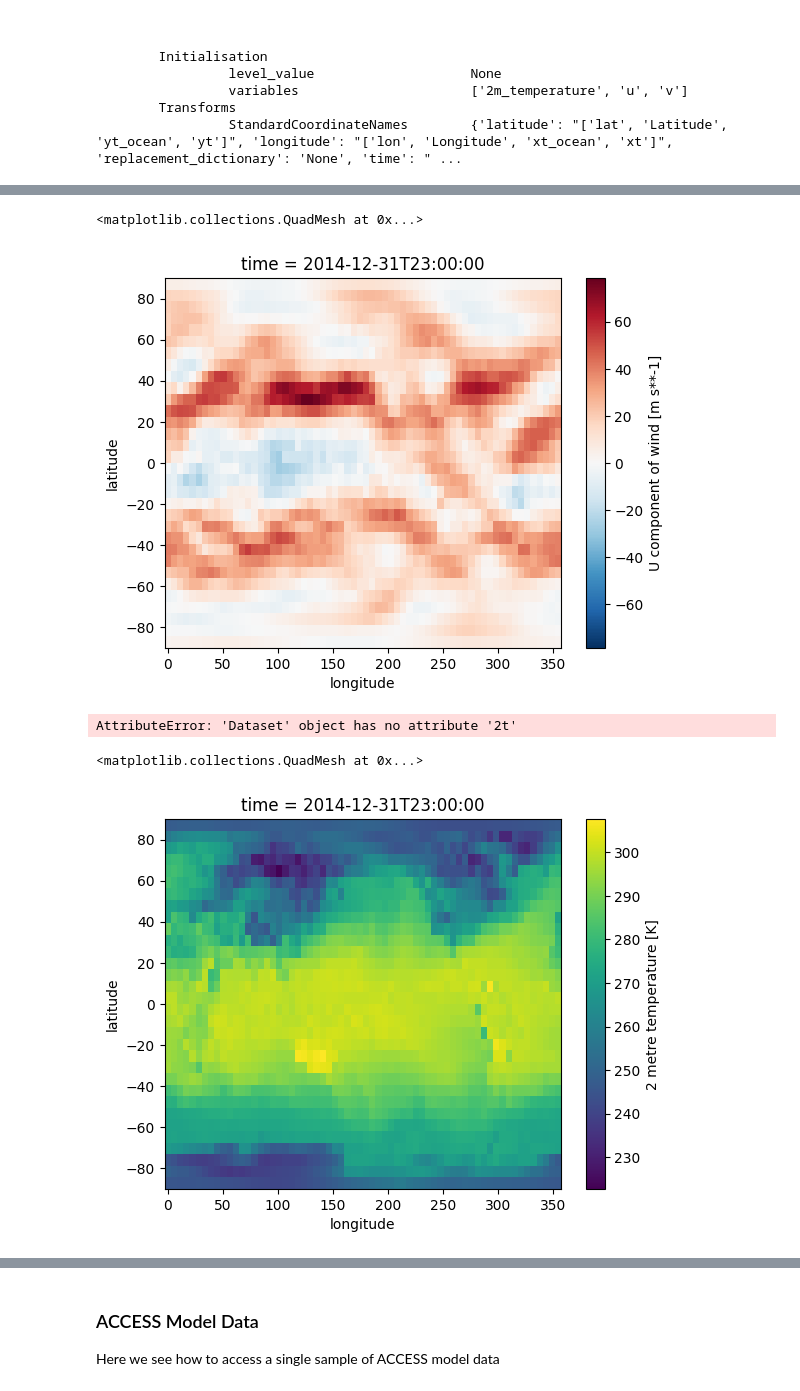
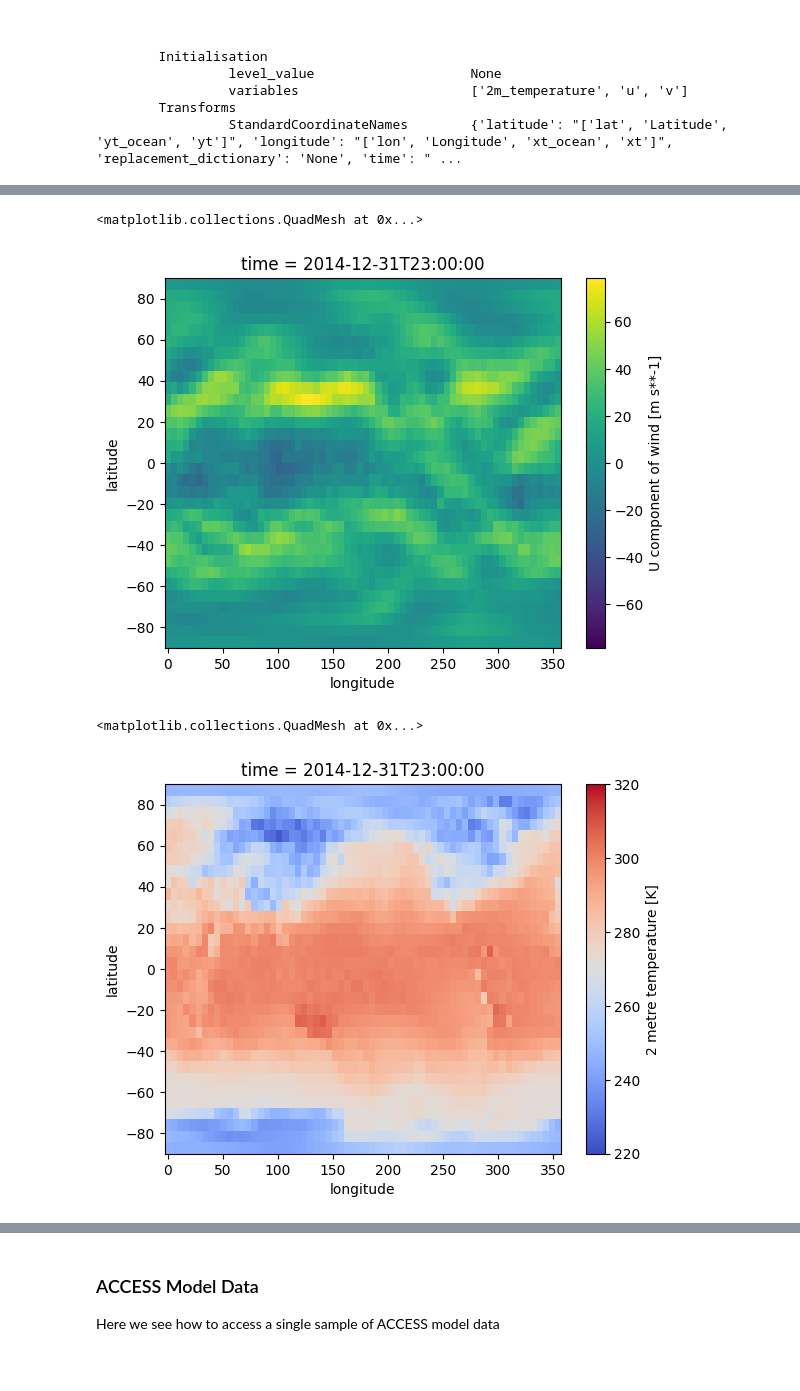
Before and after one commit to JMP-MO/PyEarthTools, a Jupyter notebook: notebooks/tutorial/Met_Office_Site_Archive.ipynb, the cells around one changed output, grey strips where cells are left out. Drawn from its saved outputs; the diff is of its cells as text; code cells hidden in the pictures.

```diff
--- a/notebooks/tutorial/Met_Office_Site_Archive.ipynb
+++ b/notebooks/tutorial/Met_Office_Site_Archive.ipynb
@@ -12,4 +12,8 @@ sys.path.append("/home/users/john.pill/Projects/PyEarthTools/packages/met_office
 # %%
 # Import the met office site archive module
 import site_archive_met_office
+# %%
+# Some parameters for the notebook
+vmin = 220
+vmax = 320
 # %% [markdown]
@@ -134,14 +201,16 @@ ValueError: Could not find any dimension coordinates to use to order the dataset
 # %%
-data_preparation = petpipe.Pipeline(
-    petdata.archive.ERA5lowres(["2m_temperature", "u", "v", "geopotential", "vorticity"]),
-    petpipe.operations.xarray.Sort(["t2", "u", "v", "vorticity", "geopotential"]),
-    petdata.transforms.coordinates.StandardLongitude(type="0-360"),
-    petpipe.operations.xarray.reshape.CoordinateFlatten("level"),
-    # retrieve previous/next samples, dt = 1H
-    petpipe.modifications.TemporalRetrieval(
-        concat=True, samples=((-1, 1), (6, 1))
-    ),
+data_preparation = pyearthtools.pipeline.Pipeline(
+
+    pyearthtools.data.archive.ERA5lowres(["2m_temperature", "u", "v", "geopotential", "vorticity"]),    # Select data
+    pyearthtools.pipeline.operations.xarray.Sort(["t2", "u", "v", "vorticity", "geopotential"]),        # Sort the data
+    pyearthtools.data.transforms.coordinates.StandardLongitude(type="0-360"),                           # Convert coordinates to 0-360 longitude
+    pyearthtools.pipeline.operations.xarray.reshape.CoordinateFlatten("level"),                         # Flatten the level coordinate
+
+    pyearthtools.pipeline.modifications.TemporalRetrieval(concat=True, samples=((-1, 1), (6, 1))),      # Retrieve previous/next samples, dt = 1H
+
 )
+
+# Display the pipeline
 data_preparation
 # %% [output]
 [interactive output not drawn]
@@ -152,18 +221,13 @@ Fontconfig error: Cannot load default config file: No such file: (null)
 doi = '2015-01-01T00'
 input_and_target_samples = data_preparation[doi]
 # %%
-input_and_target_samples[0].u150.plot()
+input_and_target_samples[0].u150.plot(cmap='viridis')
 # %% [output]
 <matplotlib.collections.QuadMesh at 0x...>
-[figure, old version]
+[figure, new version]
-# %%
-temp_graph = getattr(input_and_target_samples[0], '2t').plot(cmap='coolwarm')
-temp_graph
-# %% [output]
-AttributeError: 'Dataset' object has no attribute '2t'
 # %%
-temp = getattr(input_and_target_samples[0], 't2m')
-temp.plot()
+temperature = getattr(input_and_target_samples[0], 't2m')
+temperature.plot(cmap='coolwarm', vmin=vmin, vmax=vmax)
 # %% [output]
 <matplotlib.collections.QuadMesh at 0x...>
-[figure, old version]
+[figure, new version]
```
Also changed, not shown: parts of 14 cells of this notebook.
